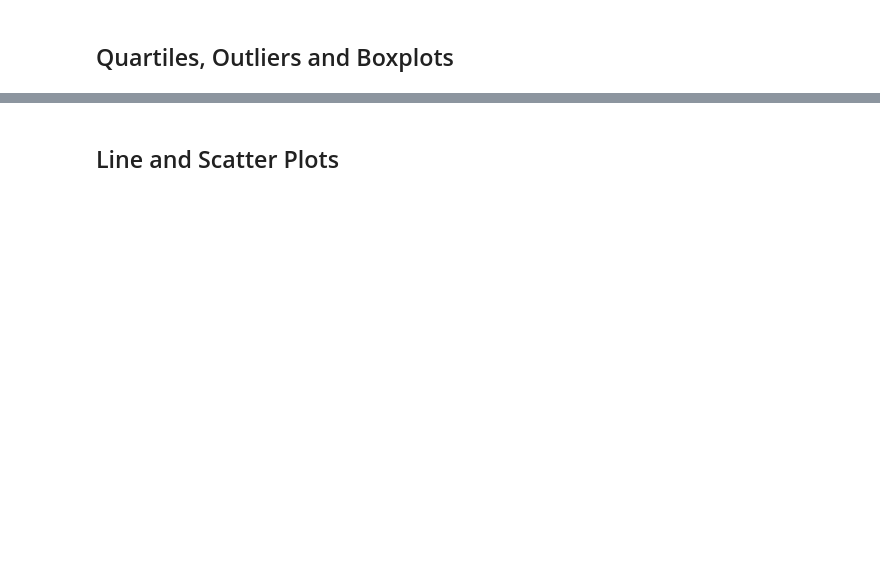
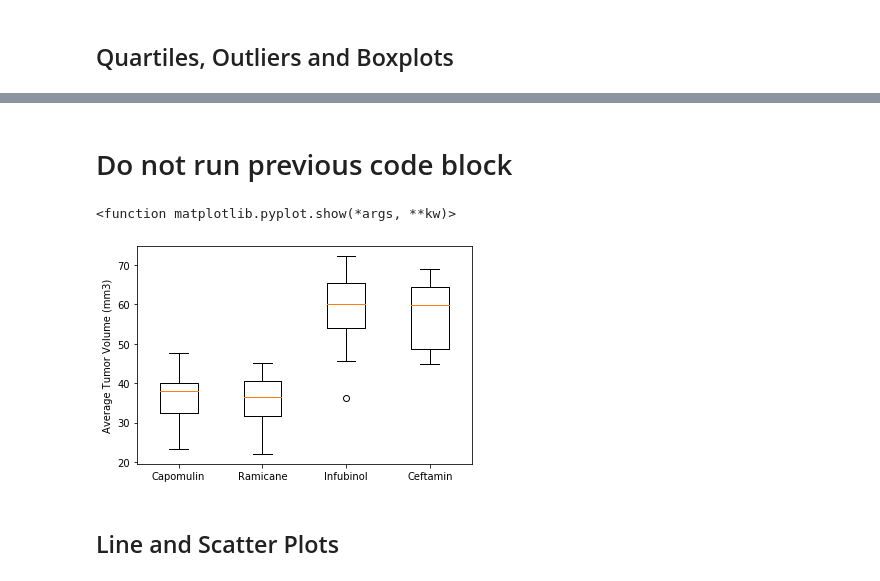
Before and after one commit to zmoloci/Challenge5_Pymaceuticals, a Jupyter notebook: pymaceuticals_starter.ipynb, the cells around one changed output, grey strips where cells are left out. Saved outputs shown, nothing was run; the diff lists cells and outputs as text; code cells hidden in the pictures; blank space fills up the shorter version.

```diff
--- a/pymaceuticals_starter.ipynb
+++ b/pymaceuticals_starter.ipynb
@@ -417,5 +456,14 @@ Name: Tumor Volume (mm3), dtype: float64
+# %% [markdown]
+# Do not run previous code block
 # %%
 # Generate a box plot that shows the distrubution of the tumor volume for each treatment group.
+plt.boxplot(tumor_vol_final,labels=chosen_drug)
+
+plt.ylabel("Average Tumor Volume (mm3)")
+plt.show
+# %% [output]
+<function matplotlib.pyplot.show(*args, **kw)>
+[figure, added]
 # %% [markdown]
 ## Line and Scatter Plots
 # %%
```
Also changed, not shown: parts of 13 cells of this notebook, 2 other files.
